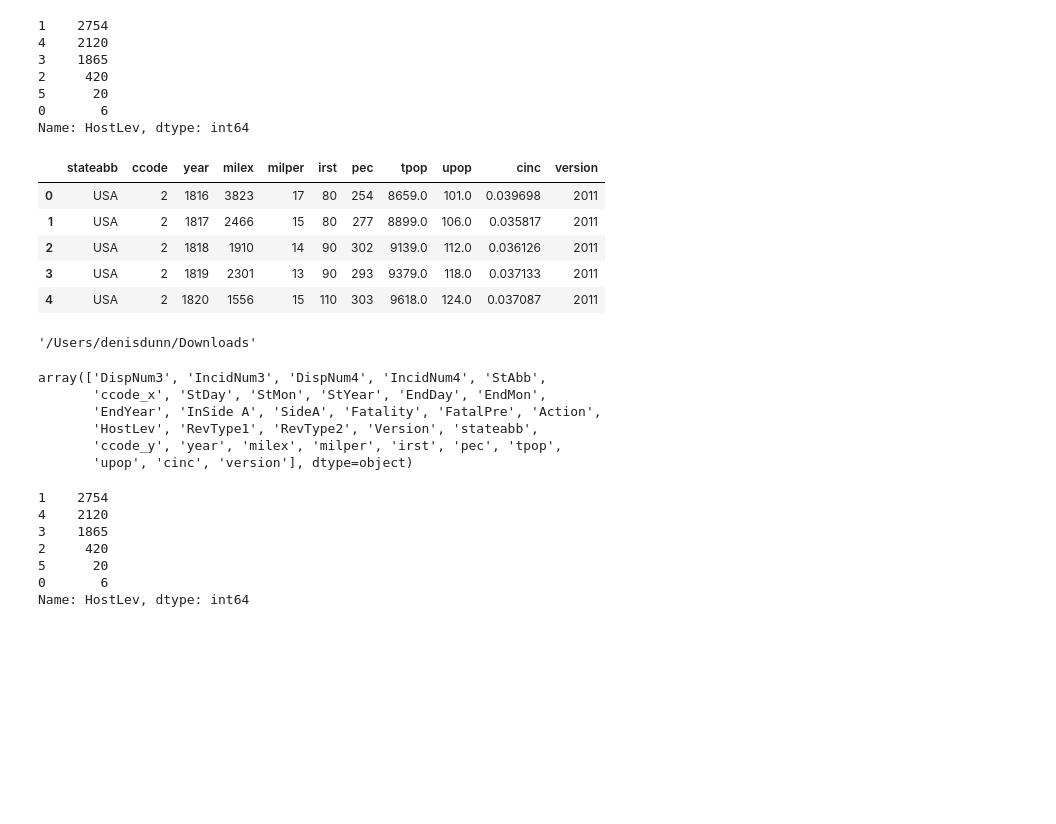
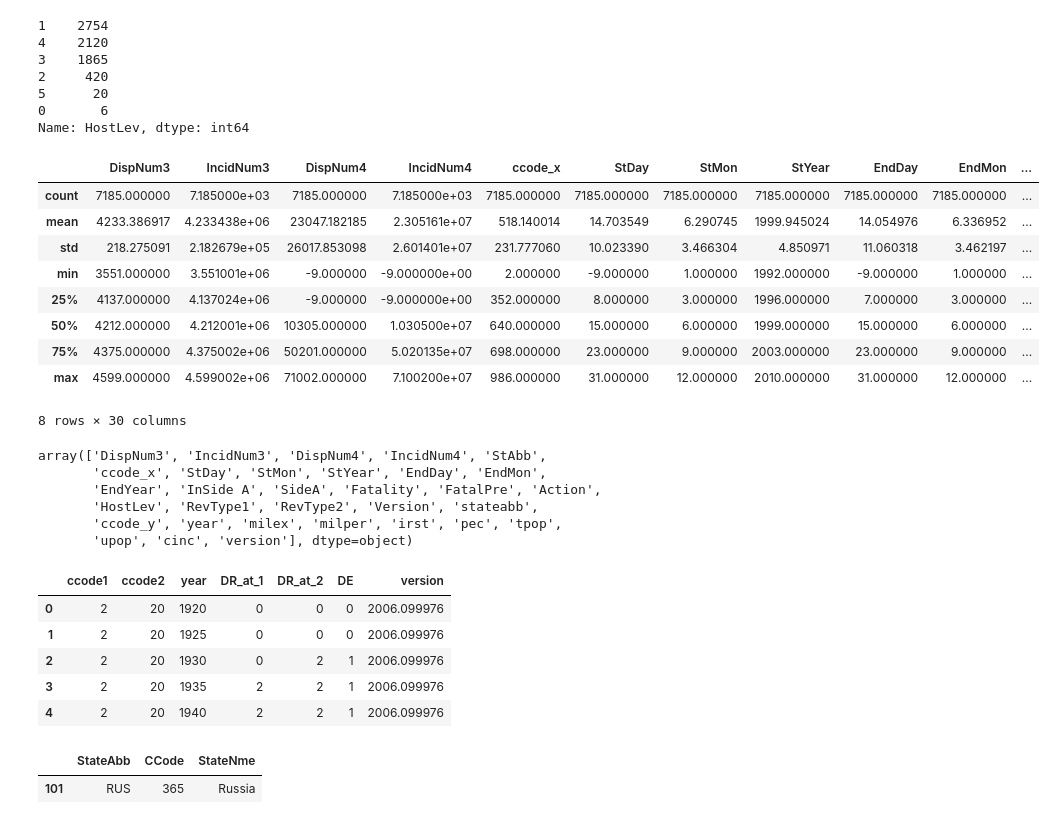
Before and after one commit to denisdunn/conflict_peace, a Jupyter notebook: conflicts_project.ipynb, the cells around one changed output. Cells and saved outputs as stored; diff of their text form; code cells hidden in the pictures; blank space fills up the shorter version.

```diff
--- a/conflicts_project.ipynb
+++ b/conflicts_project.ipynb
@@ -73,21 +31,21 @@ please['HostLev'].value_counts()
 Name: HostLev, dtype: int64
 # %%
 power=pd.read_csv("/Users/denisdunn/Downloads/NMC_5_0/NMC_5_0.csv")
-# %%
-power.head()
-# %% [output]
-|  | stateabb | ccode | year | milex | milper | irst | pec | tpop | upop | cinc | version |
-| 0 | USA | 2 | 1816 | 3823 | 17 | 80 | 254 | 8659.0 | 101.0 | 0.039698 | 2011 |
-| 1 | USA | 2 | 1817 | 2466 | 15 | 80 | 277 | 8899.0 | 106.0 | 0.035817 | 2011 |
-| 2 | USA | 2 | 1818 | 1910 | 14 | 90 | 302 | 9139.0 | 112.0 | 0.036126 | 2011 |
-| 3 | USA | 2 | 1819 | 2301 | 13 | 90 | 293 | 9379.0 | 118.0 | 0.037133 | 2011 |
-| 4 | USA | 2 | 1820 | 1556 | 15 | 110 | 303 | 9618.0 | 124.0 | 0.037087 | 2011 |
-# %%
-pwd
-# %% [output]
-'/Users/denisdunn/Downloads'
 # %%
 total=pd.merge(please,power,how='left',left_on=['StAbb','StYear'],right_on=['stateabb','year'])
+# %%
+total.describe()
+# %% [output]
+|  | DispNum3 | IncidNum3 | DispNum4 | IncidNum4 | ccode_x | StDay | StMon | StYear | EndDay | EndMon | ... |
+| count | 7185.000000 | 7.185000e+03 | 7185.000000 | 7.185000e+03 | 7185.000000 | 7185.000000 | 7185.000000 | 7185.000000 | 7185.000000 | 7185.000000 | ... |
+| mean | 4233.386917 | 4.233438e+06 | 23047.182185 | 2.305161e+07 | 518.140014 | 14.703549 | 6.290745 | 1999.945024 | 14.054976 | 6.336952 | ... |
+| std | 218.275091 | 2.182679e+05 | 26017.853098 | 2.601401e+07 | 231.777060 | 10.023390 | 3.466304 | 4.850971 | 11.060318 | 3.462197 | ... |
+| min | 3551.000000 | 3.551001e+06 | -9.000000 | -9.000000e+00 | 2.000000 | -9.000000 | 1.000000 | 1992.000000 | -9.000000 | 1.000000 | ... |
+| 25% | 4137.000000 | 4.137024e+06 | -9.000000 | -9.000000e+00 | 352.000000 | 8.000000 | 3.000000 | 1996.000000 | 7.000000 | 3.000000 | ... |
+| 50% | 4212.000000 | 4.212001e+06 | 10305.000000 | 1.030500e+07 | 640.000000 | 15.000000 | 6.000000 | 1999.000000 | 15.000000 | 6.000000 | ... |
+| 75% | 4375.000000 | 4.375002e+06 | 50201.000000 | 5.020135e+07 | 698.000000 | 23.000000 | 9.000000 | 2003.000000 | 23.000000 | 9.000000 | ... |
+| max | 4599.000000 | 4.599002e+06 | 71002.000000 | 7.100200e+07 | 986.000000 | 31.000000 | 12.000000 | 2010.000000 | 31.000000 | 12.000000 | ... |
+8 rows × 30 columns
 # %%
 total.columns.values
 # %% [output]
@@ -97,13 +55,3 @@ array(['DispNum3', 'IncidNum3', 'DispNum4', 'IncidNum4', 'StAbb',
        'HostLev', 'RevType1', 'RevType2', 'Version', 'stateabb',
        'ccode_y', 'year', 'milex', 'milper', 'irst', 'pec', 'tpop',
        'upop', 'cinc', 'version'], dtype=object)
-# %%
-total['HostLev'].value_counts()
-# %% [output]
-1    2754
-4    2120
-3    1865
-2     420
-5      20
-0       6
-Name: HostLev, dtype: int64
@@ -109,0 +60,9 @@ Name: HostLev, dtype: int64
+# %%
+dip.head()
+# %% [output]
+|  | ccode1 | ccode2 | year | DR_at_1 | DR_at_2 | DE | version |
+| 0 | 2 | 20 | 1920 | 0 | 0 | 0 | 2006.099976 |
+| 1 | 2 | 20 | 1925 | 0 | 0 | 0 | 2006.099976 |
+| 2 | 2 | 20 | 1930 | 0 | 2 | 1 | 2006.099976 |
+| 3 | 2 | 20 | 1935 | 2 | 2 | 1 | 2006.099976 |
+| 4 | 2 | 20 | 1940 | 2 | 2 | 1 | 2006.099976 |
@@ -109,0 +77,5 @@ Name: HostLev, dtype: int64
+# %%
+codes[codes['StateNme']=='Russia']
+# %% [output]
+|  | StateAbb | CCode | StateNme |
+| 101 | RUS | 365 | Russia |
```
Also changed, not shown: parts of 29 cells of this notebook, 1 other file.
